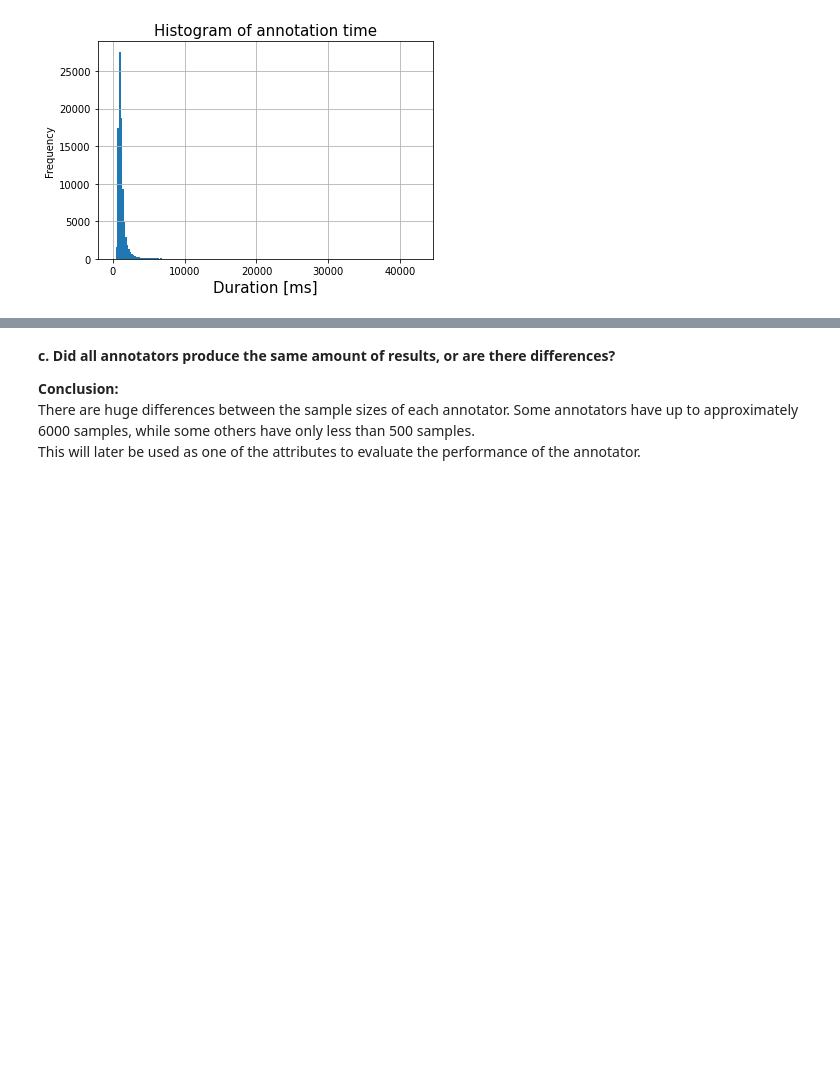
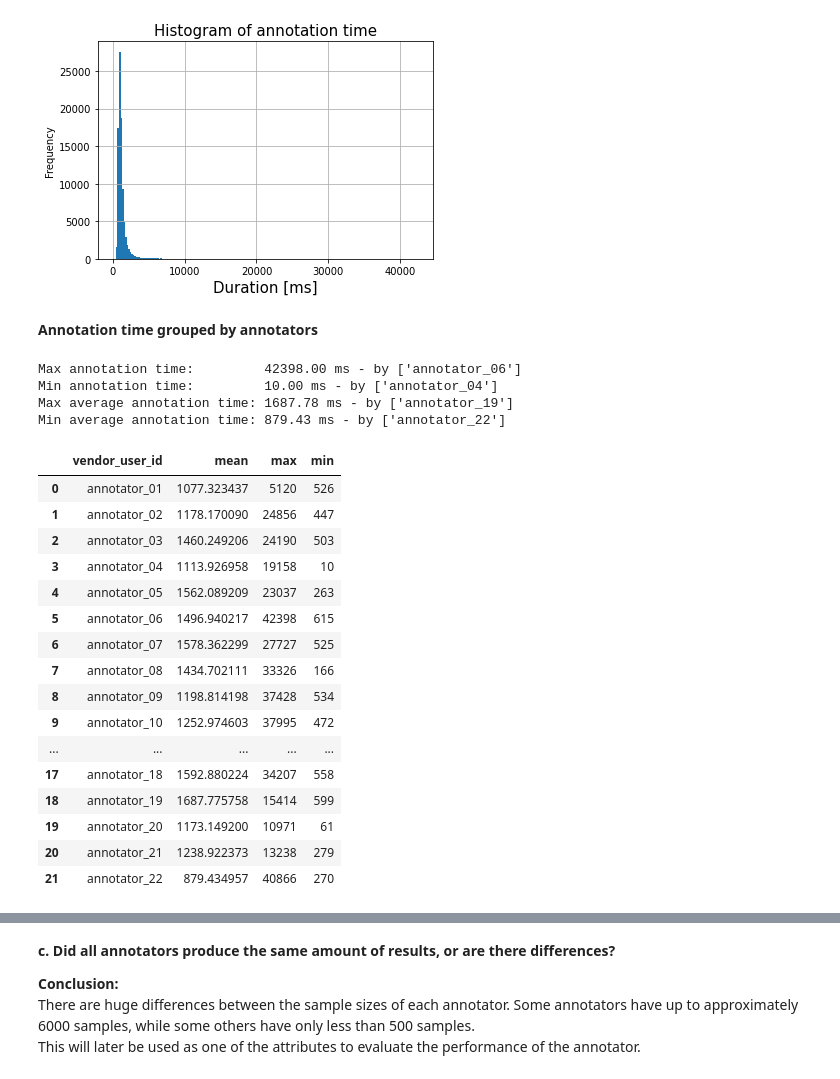
Before and after one commit to m4tice/qm_project, a Jupyter notebook: qm_project.ipynb, the cells around one changed output, grey strips where cells are left out. Drawn from its saved outputs; the diff is of its cells as text; code cells hidden in the pictures; blank space fills up the shorter version.

```diff
--- a/qm_project.ipynb
+++ b/qm_project.ipynb
@@ -162,3 +176,63 @@ max      42398.000000
 Name: duration, dtype: float64
 [figure]
 [figure]
+# %% [markdown]
+**Annotation time grouped by annotators**
+# %%
+export_csv = True
+
+annotation_time_df = pd.read_csv("annotation_time.csv")
+annotation_time_by_user_df = annotation_time_df.groupby("vendor_user_id")
+
+# Stack data into list
+annotation_time_by_user = []
+for item in annotation_time_by_user_df:
+    annotation_time_by_user.append([item[0], item[1]['duration'].mean(), item[1]['duration'].max(), item[1]['duration'].min()])
+
+annotation_time_by_user_df = pd.DataFrame(data=annotation_time_by_user, columns=['vendor_user_id', 'mean', 'max', 'min'])
+
+# Get types of annotation time
+max_user_anno_time = annotation_time_by_user_df['max'].max()
+min_user_anno_time = annotation_time_by_user_df['min'].min()
+max_user_ave_anno_time = annotation_time_by_user_df['mean'].max()
+min_user_ave_anno_time = annotation_time_by_user_df['mean'].min()
+
+# Get users based on annotation time types
+user_max_time = annotation_time_by_user_df.loc[annotation_time_by_user_df['max'] == max_user_anno_time]
+user_min_time = annotation_time_by_user_df.loc[annotation_time_by_user_df['min'] == min_user_anno_time]
+user_max_ave_time = annotation_time_by_user_df.loc[annotation_time_by_user_df['mean'] == max_user_ave_anno_time]
+user_min_ave_time = annotation_time_by_user_df.loc[annotation_time_by_user_df['mean'] == min_user_ave_anno_time]
+
+# Display
+print("Max annotation time:         %.2f ms - by %s" % (max_user_anno_time, user_max_time['vendor_user_id'].values))
+print("Min annotation time:         %.2f ms - by %s" % (min_user_anno_time, user_min_time['vendor_user_id'].values))
+print("Max average annotation time: %.2f ms - by %s" % (max_user_ave_anno_time, user_max_ave_time['vendor_user_id'].values))
+print("Min average annotation time: %.2f ms - by %s" % (min_user_ave_anno_time, user_min_ave_time['vendor_user_id'].values))
+
+# Export data to csv file
+if export_csv:
+    annotation_time_by_user_df.to_csv("annotation_time_by_user.csv", index=False)
+
+annotation_time_by_user_df
+# %% [output]
+Max annotation time:         42398.00 ms - by ['annotator_06']
+Min annotation time:         10.00 ms - by ['annotator_04']
+Max average annotation time: 1687.78 ms - by ['annotator_19']
+Min average annotation time: 879.43 ms - by ['annotator_22']
+|  | vendor_user_id | mean | max | min |
+| 0 | annotator_01 | 1077.323437 | 5120 | 526 |
+| 1 | annotator_02 | 1178.170090 | 24856 | 447 |
+| 2 | annotator_03 | 1460.249206 | 24190 | 503 |
+| 3 | annotator_04 | 1113.926958 | 19158 | 10 |
+| 4 | annotator_05 | 1562.089209 | 23037 | 263 |
+| 5 | annotator_06 | 1496.940217 | 42398 | 615 |
+| 6 | annotator_07 | 1578.362299 | 27727 | 525 |
+| 7 | annotator_08 | 1434.702111 | 33326 | 166 |
+| 8 | annotator_09 | 1198.814198 | 37428 | 534 |
+| 9 | annotator_10 | 1252.974603 | 37995 | 472 |
+| ... | ... | ... | ... | ... |
+| 17 | annotator_18 | 1592.880224 | 34207 | 558 |
+| 18 | annotator_19 | 1687.775758 | 15414 | 599 |
+| 19 | annotator_20 | 1173.149200 | 10971 | 61 |
+| 20 | annotator_21 | 1238.922373 | 13238 | 279 |
+| 21 | annotator_22 | 879.434957 | 40866 | 270 |
```
Also changed, not shown: parts of 13 cells of this notebook.
